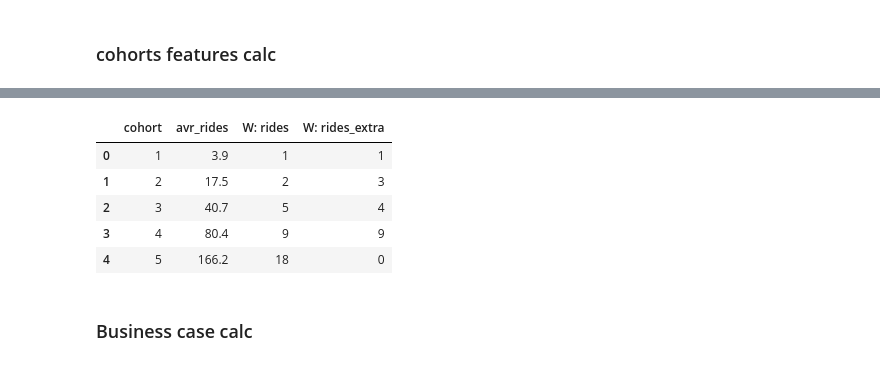
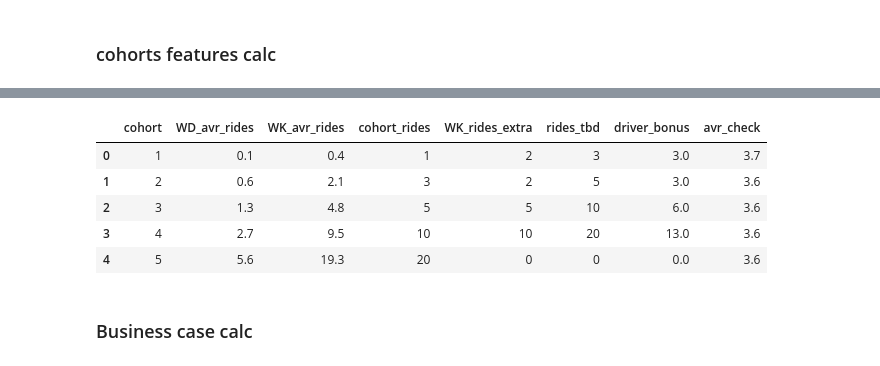
Before and after one commit to makingthefuturehappy/bonus, a Jupyter notebook: bonus.ipynb, the cells around one changed output, grey strips where cells are left out. Saved outputs shown, nothing was run; the diff lists cells and outputs as text; code cells hidden in the pictures.

```diff
--- a/bonus.ipynb
+++ b/bonus.ipynb
@@ -11,7 +13,7 @@ warnings.filterwarnings("ignore")
 # %% [markdown]
 <h3>Variables setup</h3>
 # %%
-path = "/Users/alexander/Documents/GitHub/bonus/quito_v3.csv"
+path = "testdataset.csv"
 cohorts = 5           # quantity of cohorts
 commission = 0.095    # indriver commission
 win_rate = 0.15       # %drivers move to upper cohort
@@ -47,5 +63,5 @@ total drivers: 19687
 # %%
-# split the period by 2 equal dates parts
+# split the period by 2 equal "dates" parts
 if len(dates)%2 == 0:
     index_2nd = len(dates)//2
     index_1st = 0
@@ -73,4 +89,12 @@ def retention_calc(first_half, second_half):
 df['retention'] = df.apply(lambda x: retention_calc(x['first_half'], x['second_half']), axis =  1)
 df['total_rides'] = df['first_half'] + df['second_half']
 df['avr_check'] = df['gmv'] / df['total_rides']
+df['WK_rides'] = df[fridays + saturdays + sundays].sum(axis=1) # weekends rides
+df['WD_rides'] = df[workdays].sum(axis=1) # weekends rides
+
+
+key_fields = ['id', 'gmv','first_half','second_half','total_rides', 'WD_rides','WK_rides', 'avr_check', 'retention']
+
 df = df[np.isfinite(df).all(1)] # infinity values drop (comes from a division by zero)
+df = df.round({'gmv': 0, 'retention': 2, 'avr_check': 1})
+df[key_fields].sample(5)
@@ -157,24 +235,40 @@ note:<br> вторая колонка weekends (fri, sat, sun). определя
 # %%
-cohort_df['W: rides'] = (cohort_df['avr_rides'] / total_days * bonus_days).astype(int) + 1
-    # 'W: rides' - Weekend # Rides
-    # add '1' to avoid rounding down
+cohort_df['cohort_rides'] = cohort_df[['WK_avr_rides', 'WD_avr_rides']].max(axis=1)
+
+# rounding up all rides
+cohort_df['cohort_rides'] = cohort_df['cohort_rides'].apply(lambda x: math.ceil(x))
 
 # calc the target rides
 new_rides = {}
 for cohort in range(1, cohorts):
-    new_rides[cohort] = int(cohort_df.loc[cohort,'W: rides'] - cohort_df.loc[cohort-1,'W: rides'])
+    new_rides[cohort] = cohort_df.loc[cohort,'cohort_rides'] - cohort_df.loc[cohort-1,'cohort_rides']
 
 new_rides[cohorts] = 0 # set zero for the last upper cohort as there is no insentive
-cohort_df['W: rides_extra'] = cohort_df['cohort'].map(new_rides)
-    # 'W: rides_extra' - Weekend Extra Rides
+cohort_df['WK_rides_extra'] = cohort_df['cohort'].map(new_rides)
+    # 'WK_rides_extra' - Weekend Extra Rides to be done
 
-cohort_df[['cohort', 'avr_rides', 'W: rides', 'W: rides_extra']]
+cohort_df['rides_tbd'] = cohort_df['cohort_rides'] + cohort_df['WK_rides_extra']
+cohort_df.loc[cohorts-1,'rides_tbd'] = 0 # the target for the senior cohort shall be zero
+
+# incentive for drivers
+cohort_df['bonus, %'] = cohort_df['cohort'].map(bonuses)
+cohort_df['driver_bonus'] = cohort_df['WK_rides_extra'] * cohort_df['avr_check'] * cohort_df['bonus, %']
+cohort_df = cohort_df.round({'driver_bonus': 0})
+
+cohort_df[['cohort',
+           'WD_avr_rides',
+           'WK_avr_rides',
+           'cohort_rides',
+           'WK_rides_extra',
+           'rides_tbd',
+           'driver_bonus',
+           'avr_check']]
 # %% [output]
-|  | cohort | avr_rides | W: rides | W: rides_extra |
-| 0 | 1 | 3.9 | 1 | 1 |
-| 1 | 2 | 17.5 | 2 | 3 |
-| 2 | 3 | 40.7 | 5 | 4 |
-| 3 | 4 | 80.4 | 9 | 9 |
-| 4 | 5 | 166.2 | 18 | 0 |
+|  | cohort | WD_avr_rides | WK_avr_rides | cohort_rides | WK_rides_extra | rides_tbd | driver_bonus | avr_check |
+| 0 | 1 | 0.1 | 0.4 | 1 | 2 | 3 | 3.0 | 3.7 |
+| 1 | 2 | 0.6 | 2.1 | 3 | 2 | 5 | 3.0 | 3.6 |
+| 2 | 3 | 1.3 | 4.8 | 5 | 5 | 10 | 6.0 | 3.6 |
+| 3 | 4 | 2.7 | 9.5 | 10 | 10 | 20 | 13.0 | 3.6 |
+| 4 | 5 | 5.6 | 19.3 | 20 | 0 | 0 | 0.0 | 3.6 |
 # %% [markdown]
 <h3>Business case calc</h3>
```
Also changed, not shown: parts of 19 cells of this notebook.
